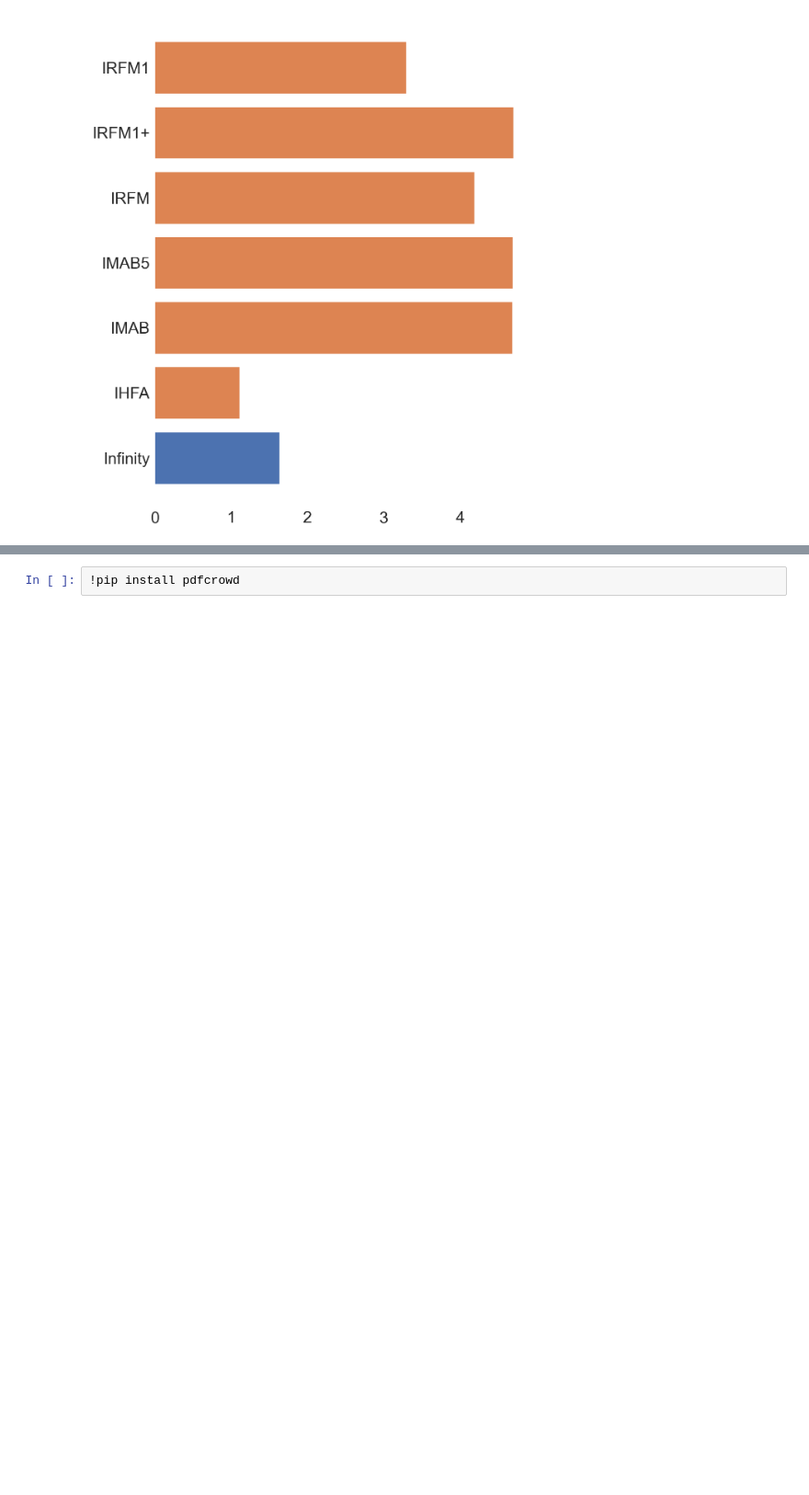
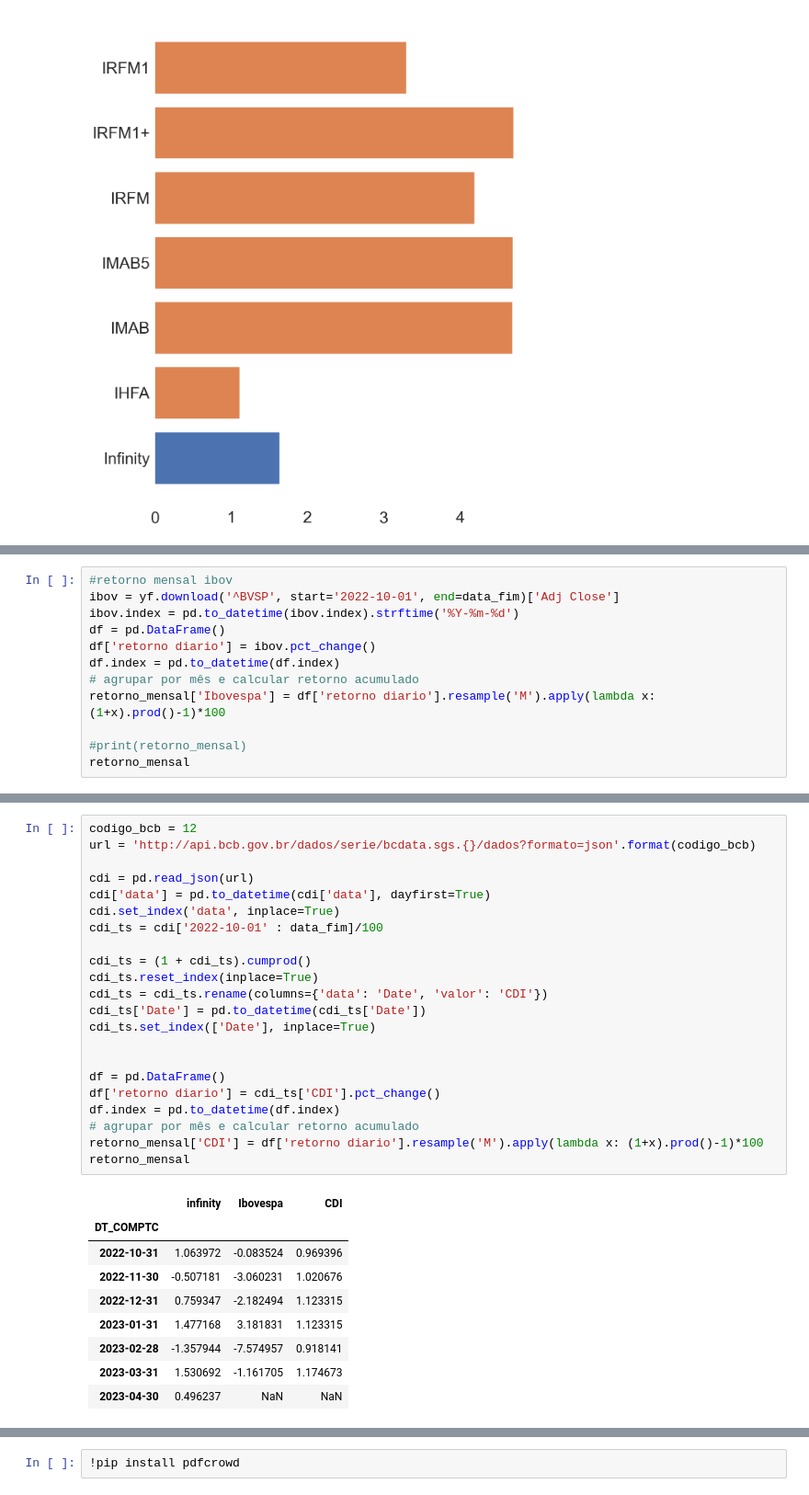
Before and after one commit to gmenezess/Publico, a Jupyter notebook: onepage.ipynb, the cells around one changed output, grey strips where cells are left out. Shown at 92% size. Drawn from its saved outputs; the diff is of its cells as text; blank space fills up the shorter version.

```diff
--- a/onepage.ipynb
+++ b/onepage.ipynb
@@ -770,0 +794,12 @@ See the caveats in the documentation: https://pandas.pydata.org/pandas-docs/stab
+# %%
+#retorno mensal ibov
+ibov = yf.download('^BVSP', start='2022-10-01', end=data_fim)['Adj Close']
+ibov.index = pd.to_datetime(ibov.index).strftime('%Y-%m-%d')
+df = pd.DataFrame()
+df['retorno diario'] = ibov.pct_change()
+df.index = pd.to_datetime(df.index)
+# agrupar por mês e calcular retorno acumulado
+retorno_mensal['Ibovespa'] = df['retorno diario'].resample('M').apply(lambda x: (1+x).prod()-1)*100
+
+#print(retorno_mensal)
+retorno_mensal
@@ -770,0 +817,32 @@ See the caveats in the documentation: https://pandas.pydata.org/pandas-docs/stab
+# %%
+codigo_bcb = 12
+url = 'http://api.bcb.gov.br/dados/serie/bcdata.sgs.{}/dados?formato=json'.format(codigo_bcb)
+
+cdi = pd.read_json(url)
+cdi['data'] = pd.to_datetime(cdi['data'], dayfirst=True)
+cdi.set_index('data', inplace=True)
+cdi_ts = cdi['2022-10-01' : data_fim]/100
+
+cdi_ts = (1 + cdi_ts).cumprod()
+cdi_ts.reset_index(inplace=True)
+cdi_ts = cdi_ts.rename(columns={'data': 'Date', 'valor': 'CDI'})
+cdi_ts['Date'] = pd.to_datetime(cdi_ts['Date'])
+cdi_ts.set_index(['Date'], inplace=True)
+
+
+df = pd.DataFrame()
+df['retorno diario'] = cdi_ts['CDI'].pct_change()
+df.index = pd.to_datetime(df.index)
+# agrupar por mês e calcular retorno acumulado
+retorno_mensal['CDI'] = df['retorno diario'].resample('M').apply(lambda x: (1+x).prod()-1)*100
+retorno_mensal
+# %% [output]
+|  | infinity | Ibovespa | CDI |
+| DT_COMPTC |  |  |  |
+| 2022-10-31 | 1.063972 | -0.083524 | 0.969396 |
+| 2022-11-30 | -0.507181 | -3.060231 | 1.020676 |
+| 2022-12-31 | 0.759347 | -2.182494 | 1.123315 |
+| 2023-01-31 | 1.477168 | 3.181831 | 1.123315 |
+| 2023-02-28 | -1.357944 | -7.574957 | 0.918141 |
+| 2023-03-31 | 1.530692 | -1.161705 | 1.174673 |
+| 2023-04-30 | 0.496237 | NaN | NaN |
```
Also changed, not shown: parts of 10 cells of this notebook, 4 other files.
